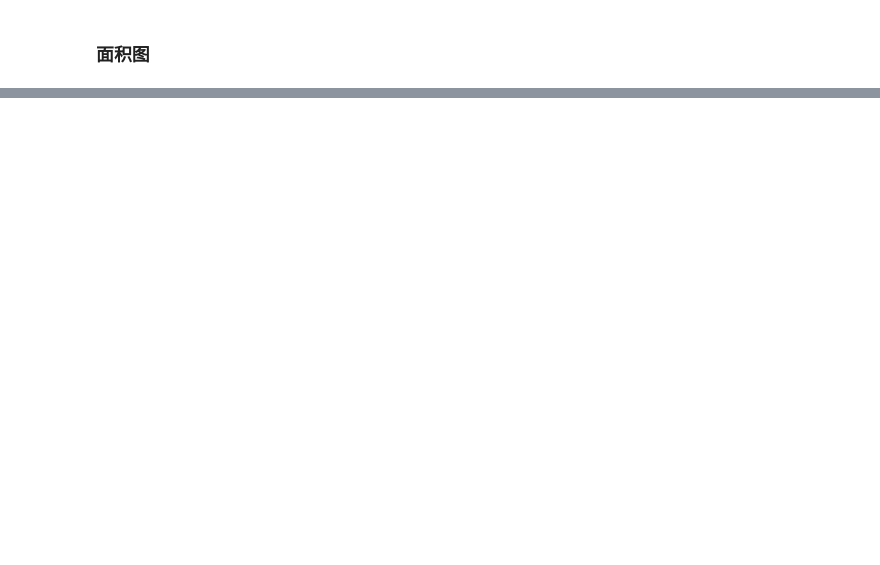
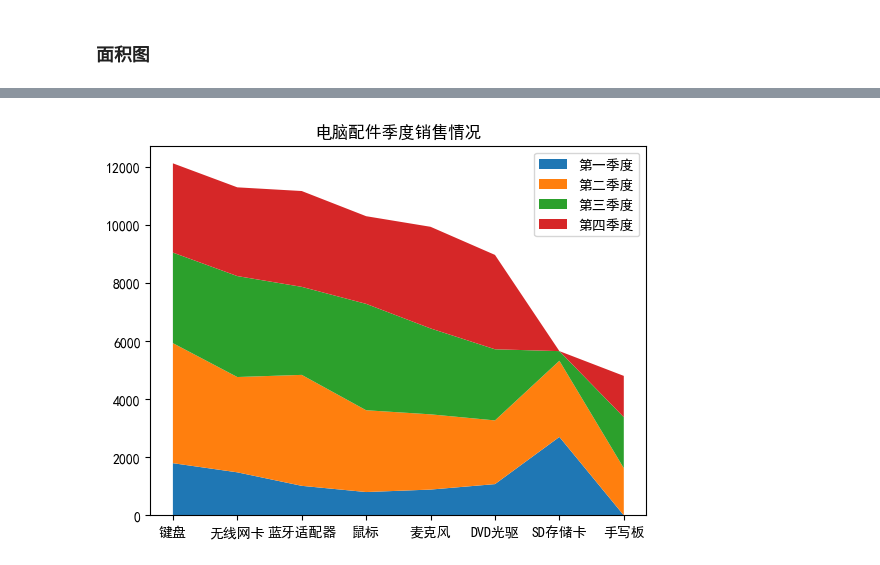
Before and after one commit to Fade-Smile/Basic-of-Data-Analyst, a Jupyter notebook: Matplotlib/03-常用图表.ipynb, the cells around one changed output, grey strips where cells are left out. Drawn from its saved outputs; the diff is of its cells as text; code cells hidden in the pictures; blank space fills up the shorter version.

```diff
--- a/Matplotlib/03-常用图表.ipynb
+++ b/Matplotlib/03-常用图表.ipynb
@@ -354,0 +374,20 @@ plt.show()
+# %%
+# 堆叠面积图
+import pandas as pd
+import matplotlib.pyplot as plt
+
+df = pd.read_excel('data/产品销售统计.xlsx')
+plt.rcParams['font.sans-serif'] = ['SimHei']
+
+x = df['产品名称']
+y1 = df['1月']+df['2月']+df['3月']
+y2 = df['4月']+df['5月']+df['6月']
+y3 = df['7月']+df['8月']+df['9月']
+y4 = df['10月']+df['11月']+df['12月']
+
+plt.stackplot(x, y1, y2, y3, y4)
+plt.title('电脑配件季度销售情况')
+plt.legend(['第一季度', '第二季度', '第三季度', '第四季度'])
+plt.show()
+# %% [output]
+[figure, added]
```
Also changed, not shown: parts of 13 cells of this notebook, 1 other file.
